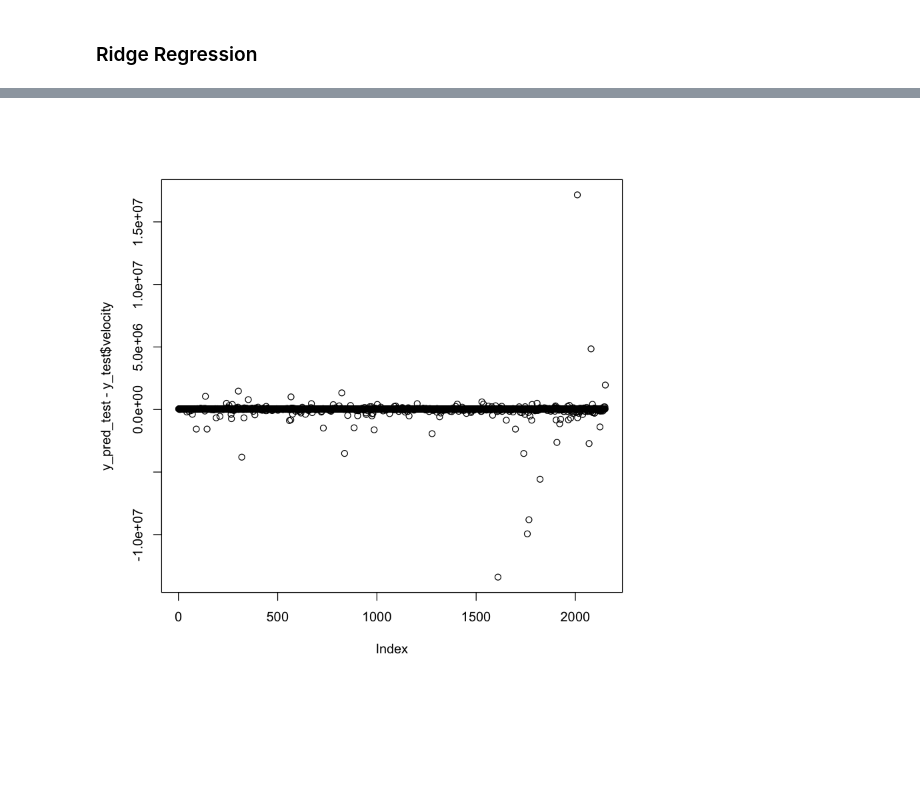
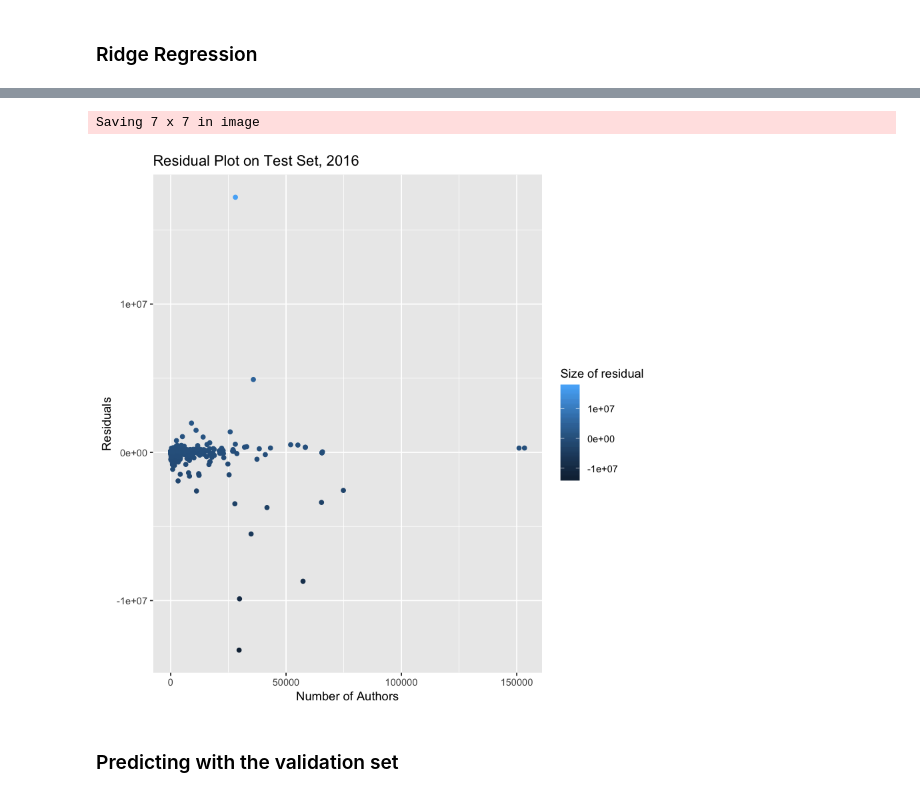
Before and after one commit to tbonza/EDS19, a Jupyter notebook: project/FinalReport.ipynb, the cells around one changed output, grey strips where cells are left out. Drawn from its saved outputs; the diff is of its cells as text; code cells hidden in the pictures; blank space fills up the shorter version.

```diff
--- a/project/FinalReport.ipynb
+++ b/project/FinalReport.ipynb
@@ -444,8 +458,23 @@ opt_lambda <- cv_fit$lambda.min
 fit <- cv_fit$glmnet.fit
 # %%
 X_test <- X_test %>% data.matrix()
-y_pred_test <- predict(fit, s = opt_lambda, newx = X_test)
+y_pred_test <- c(predict(fit, s = opt_lambda, newx = X_test))
-# %%
-plot(y_pred_test - y_test$velocity)
-# %% [output]
-[figure, removed]
+# %%
+residuals_train <- tibble(y_pred_test - y_test$velocity)
+colnames(residuals_train) <- c("y_resid")
+
+f5 <- ggplot(residuals_train, aes(X_test[,1], y_resid, color=y_resid)) +
+        geom_point() +
+        labs(
+            title = "Residual Plot on Test Set, 2016",
+            x = "Number of Authors",
+            y = "Residuals",
+            color = "Size of residual"
+        )
+ggsave('imgs/f5.png')
+f5
+# %% [output]
+Saving 7 x 7 in image
+[figure, added]
+# %% [markdown]
+### Predicting with the validation set
```
Also changed, not shown: parts of 5 cells of this notebook.
